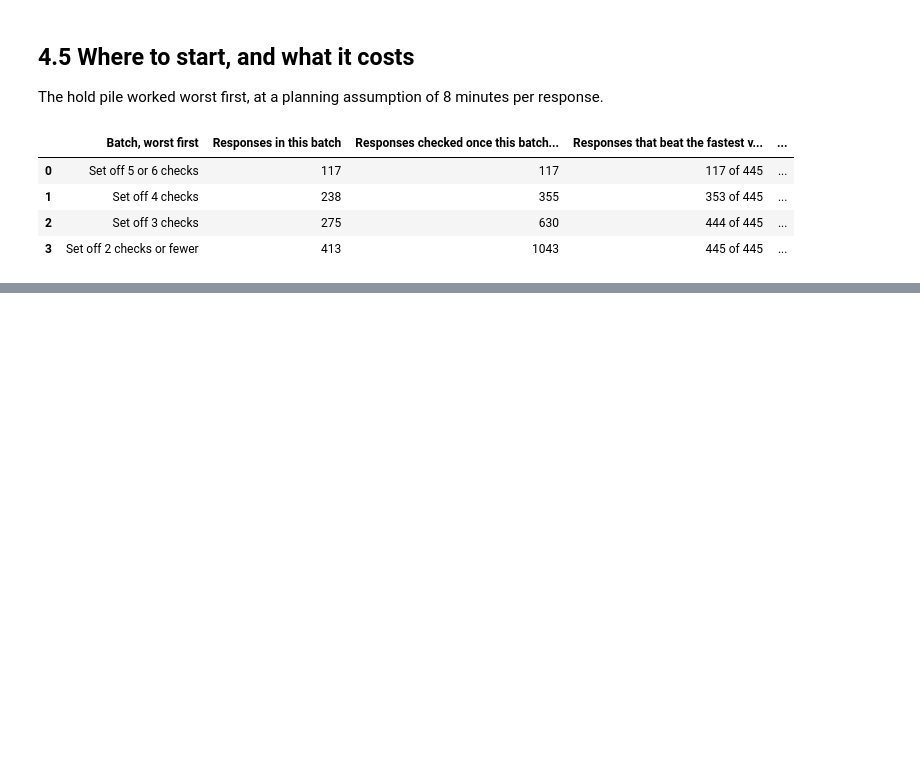
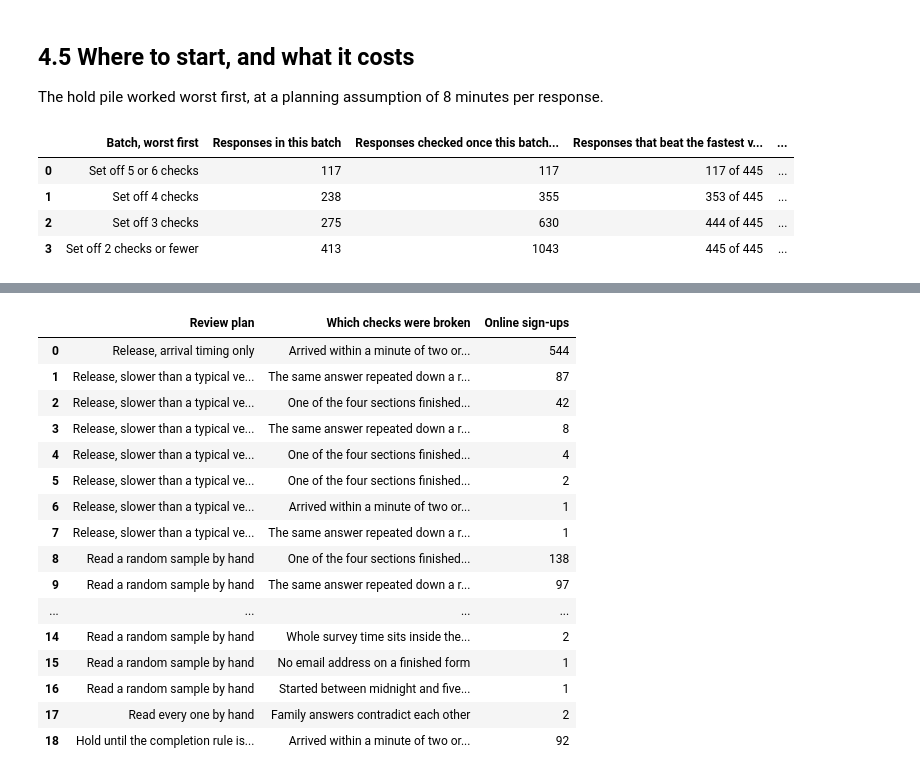
Before and after one commit to namo507/esd-redcap-metadata-watcher, a Jupyter notebook: projects/caregiver-cluster-analysis/bot_analysis.ipynb, the cells around one changed output, grey strips where cells are left out. Saved outputs shown, nothing was run; the diff lists cells and outputs as text; code cells hidden in the pictures; blank space fills up the shorter version.

```diff
--- a/projects/caregiver-cluster-analysis/bot_analysis.ipynb
+++ b/projects/caregiver-cluster-analysis/bot_analysis.ipynb
@@ -533,0 +780,3 @@ Workbook written: ESD_Bot_Analysis_Simple_Summary.xlsx
+# %%
+triaged = ba.build_review_triage(risk_table)
+display(ba.build_arrival_by_day_table(risk_table))
@@ -533,0 +900,20 @@ Workbook written: ESD_Bot_Analysis_Simple_Summary.xlsx
+# %%
+display(ba.build_triage_check_mix(triaged))
+# %% [output]
+|  | Review plan | Which checks were broken | Online sign-ups |
+| 0 | Release, arrival timing only | Arrived within a minute of two or... | 544 |
+| 1 | Release, slower than a typical ve... | The same answer repeated down a r... | 87 |
+| 2 | Release, slower than a typical ve... | One of the four sections finished... | 42 |
+| 3 | Release, slower than a typical ve... | The same answer repeated down a r... | 8 |
+| 4 | Release, slower than a typical ve... | One of the four sections finished... | 4 |
+| 5 | Release, slower than a typical ve... | One of the four sections finished... | 2 |
+| 6 | Release, slower than a typical ve... | Arrived within a minute of two or... | 1 |
+| 7 | Release, slower than a typical ve... | The same answer repeated down a r... | 1 |
+| 8 | Read a random sample by hand | One of the four sections finished... | 138 |
+| 9 | Read a random sample by hand | The same answer repeated down a r... | 97 |
+| ... | ... | ... | ... |
+| 14 | Read a random sample by hand | Whole survey time sits inside the... | 2 |
+| 15 | Read a random sample by hand | No email address on a finished form | 1 |
+| 16 | Read a random sample by hand | Started between midnight and five... | 1 |
+| 17 | Read every one by hand | Family answers contradict each other | 2 |
+| 18 | Hold until the completion rule is... | Arrived within a minute of two or... | 92 |
```
Also changed, not shown: parts of 53 cells of this notebook, 2 other files.
